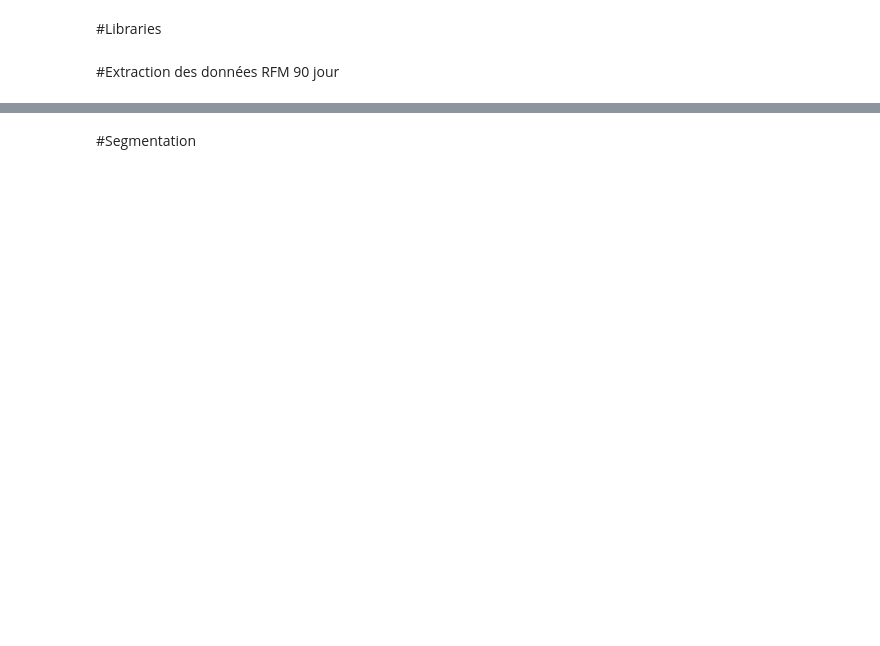
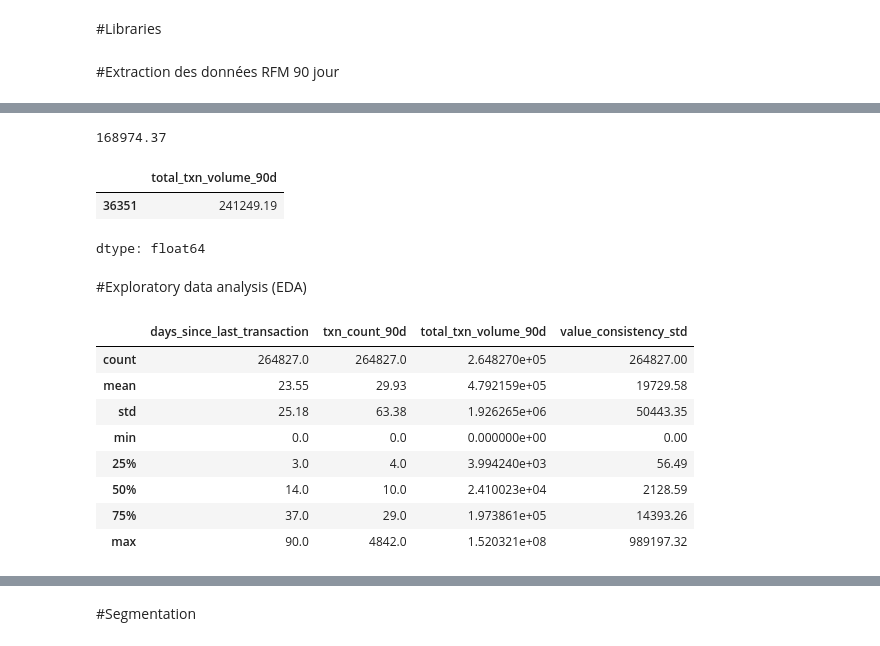
Before and after one commit to FranckAmemou/rfm-score-djamo, a Jupyter notebook: notebooks/rfm_score_djamo.ipynb, the cells around one changed output, grey strips where cells are left out. Saved outputs shown, nothing was run; the diff lists cells and outputs as text; code cells hidden in the pictures; blank space fills up the shorter version.

```diff
--- a/notebooks/rfm_score_djamo.ipynb
+++ b/notebooks/rfm_score_djamo.ipynb
@@ -267,0 +195,27 @@ X_scaled_df.head()
+# %%
+value = df_rfm_90d.loc[df_rfm_90d['clientid'] == 'cbef9cab-0fcc-4142-8a47-a5061bc73ac5', 'total_txn_volume_90d'].values[0]
+print(value)
+# %% [output]
+168974.37
+# %%
+# Filtrer la ligne du client et sélectionner la colonne total_txn_volume_90d
+df_rfm_90d.loc[df_rfm_90d['clientid'] == 'f51c2ed3-4dd1-4186-a968-ad9ebfbf4311', 'total_txn_volume_90d']
+# %% [output]
+|  | total_txn_volume_90d |
+| 36351 | 241249.19 |
+dtype: float64
+# %% [markdown]
+#Exploratory data analysis (EDA)
+# %%
+
+df_rfm_90d[['days_since_last_transaction', 'txn_count_90d', 'total_txn_volume_90d', 'value_consistency_std']].describe().round(2)
+# %% [output]
+|  | days_since_last_transaction | txn_count_90d | total_txn_volume_90d | value_consistency_std |
+| count | 264827.0 | 264827.0 | 2.648270e+05 | 264827.00 |
+| mean | 23.55 | 29.93 | 4.792159e+05 | 19729.58 |
+| std | 25.18 | 63.38 | 1.926265e+06 | 50443.35 |
+| min | 0.0 | 0.0 | 0.000000e+00 | 0.00 |
+| 25% | 3.0 | 4.0 | 3.994240e+03 | 56.49 |
+| 50% | 14.0 | 10.0 | 2.410023e+04 | 2128.59 |
+| 75% | 37.0 | 29.0 | 1.973861e+05 | 14393.26 |
+| max | 90.0 | 4842.0 | 1.520321e+08 | 989197.32 |
```
Also changed, not shown: parts of 15 cells of this notebook, 16 other files.
